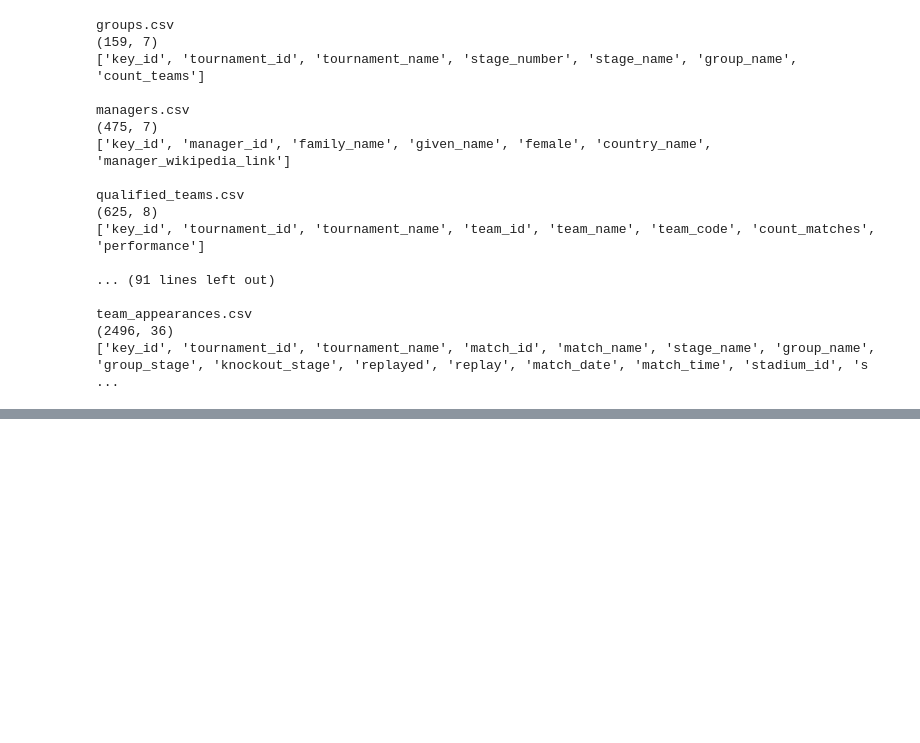
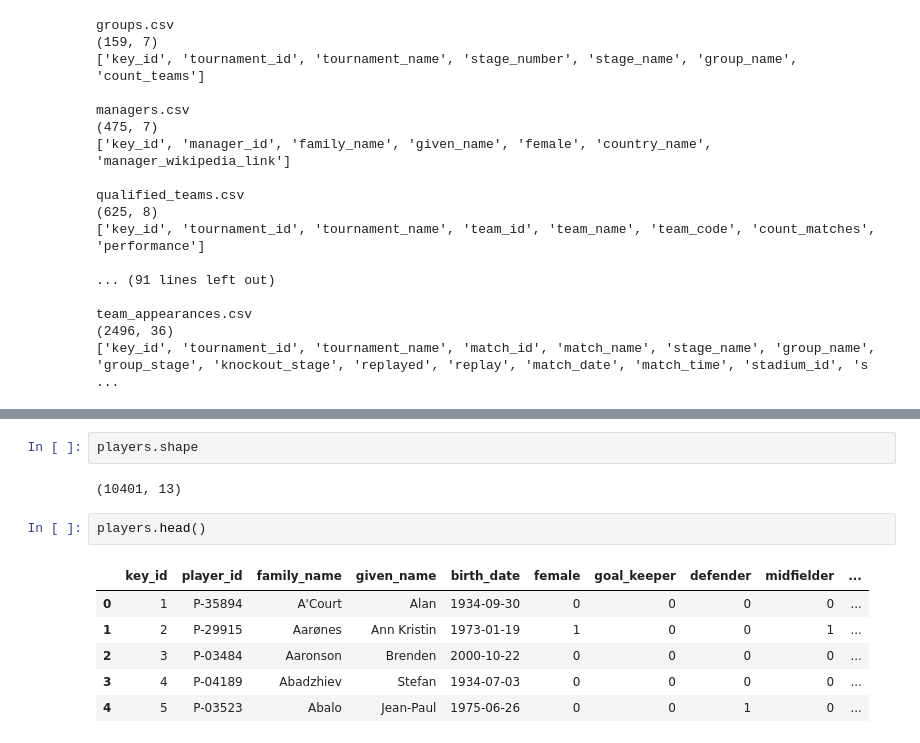
Before and after one commit to tonyinarula/World-Cup-2026-Predictive-Analysis, a Jupyter notebook: analysis.ipynb, the cells around one changed output, grey strips where cells are left out. Cells and saved outputs as stored; diff of their text form; blank space fills up the shorter version.

```diff
--- a/analysis.ipynb
+++ b/analysis.ipynb
@@ -115,0 +210,13 @@ team_appearances.csv
+# %%
+players.shape
+# %% [output]
+(10401, 13)
+# %%
+players.head()
+# %% [output]
+|  | key_id | player_id | family_name | given_name | birth_date | female | goal_keeper | defender | midfielder | ... |
+| 0 | 1 | P-35894 | A'Court | Alan | 1934-09-30 | 0 | 0 | 0 | 0 | ... |
+| 1 | 2 | P-29915 | Aarønes | Ann Kristin | 1973-01-19 | 1 | 0 | 0 | 1 | ... |
+| 2 | 3 | P-03484 | Aaronson | Brenden | 2000-10-22 | 0 | 0 | 0 | 0 | ... |
+| 3 | 4 | P-04189 | Abadzhiev | Stefan | 1934-07-03 | 0 | 0 | 0 | 0 | ... |
+| 4 | 5 | P-03523 | Abalo | Jean-Paul | 1975-06-26 | 0 | 0 | 1 | 0 | ... |
```
Also changed, not shown: parts of 32 cells of this notebook.
